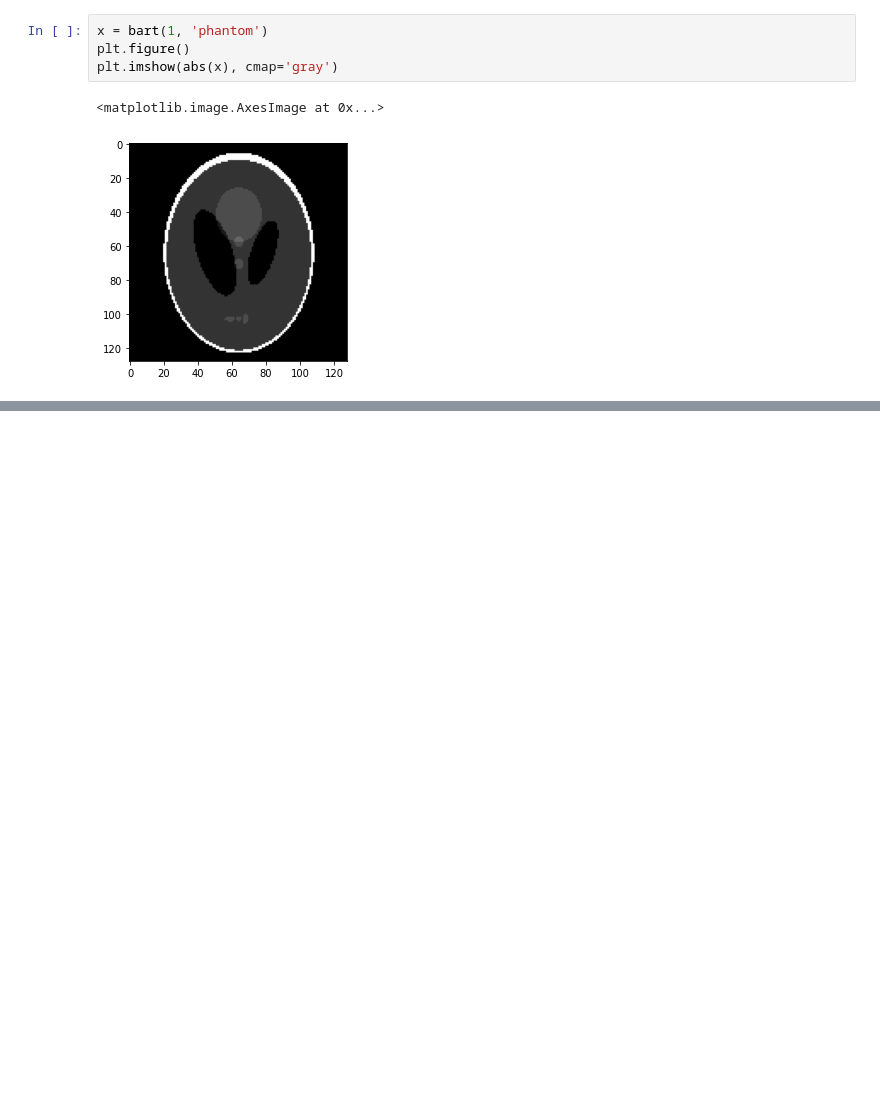
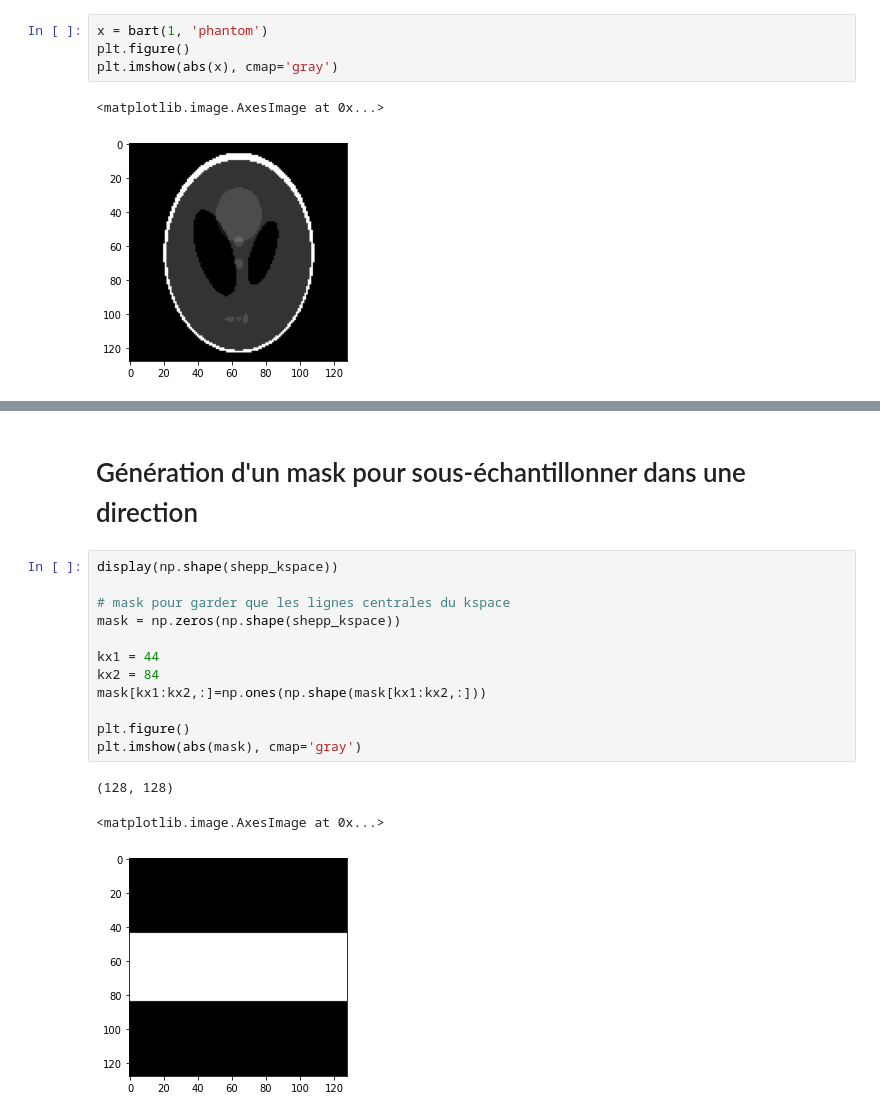
Before and after one commit to aTrotier/COURS_RECO_BART, a Jupyter notebook: cours_bart.ipynb, the cells around one changed output, grey strips where cells are left out. Drawn from its saved outputs; the diff is of its cells as text; blank space fills up the shorter version.

```diff
--- a/cours_bart.ipynb
+++ b/cours_bart.ipynb
@@ -97,0 +175,18 @@ plt.imshow(abs(x), cmap='gray')
+# %% [markdown]
+# Génération d'un mask pour sous-échantillonner dans une direction
+# %%
+display(np.shape(shepp_kspace))
+
+# mask pour garder que les lignes centrales du kspace
+mask = np.zeros(np.shape(shepp_kspace))
+
+kx1 = 44
+kx2 = 84
+mask[kx1:kx2,:]=np.ones(np.shape(mask[kx1:kx2,:]))
+
+plt.figure()
+plt.imshow(abs(mask), cmap='gray')
+# %% [output]
+(128, 128)
+<matplotlib.image.AxesImage at 0x...>
+[figure, added]
```
Also changed, not shown: parts of 14 cells of this notebook.
